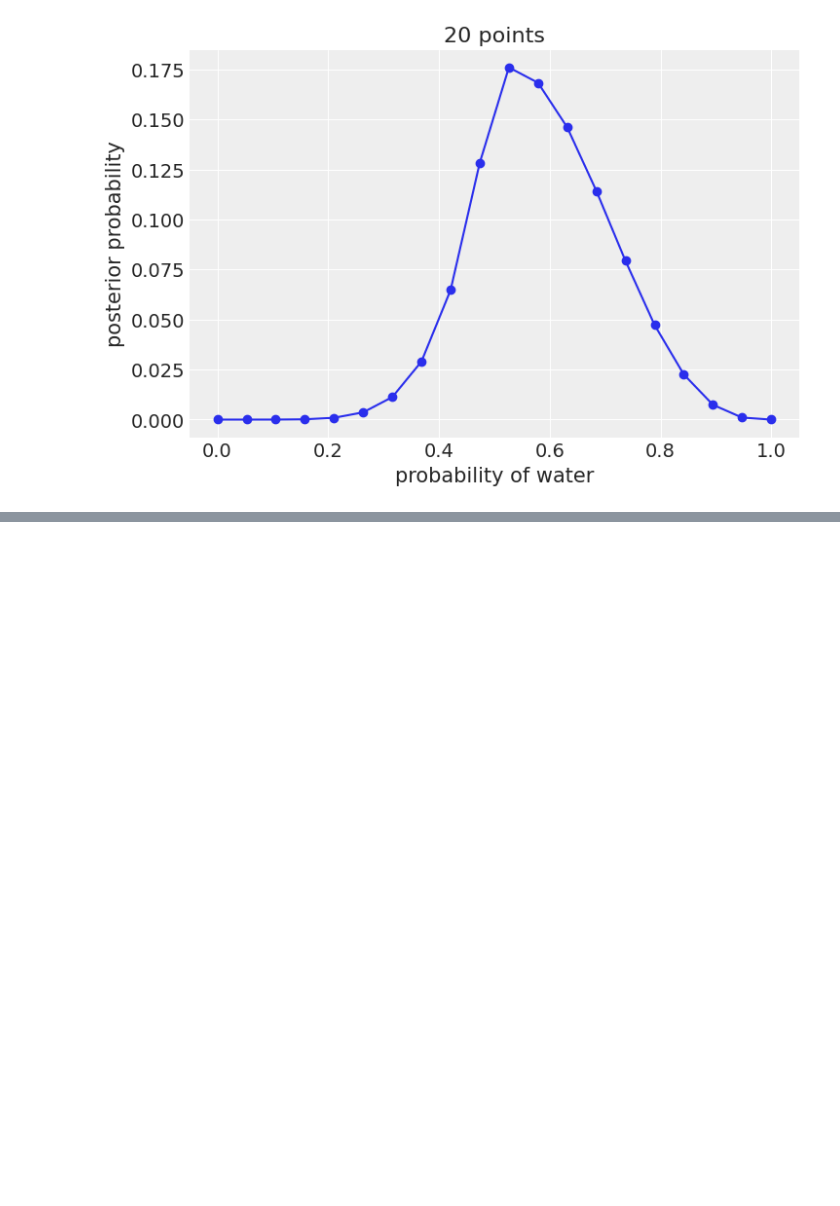
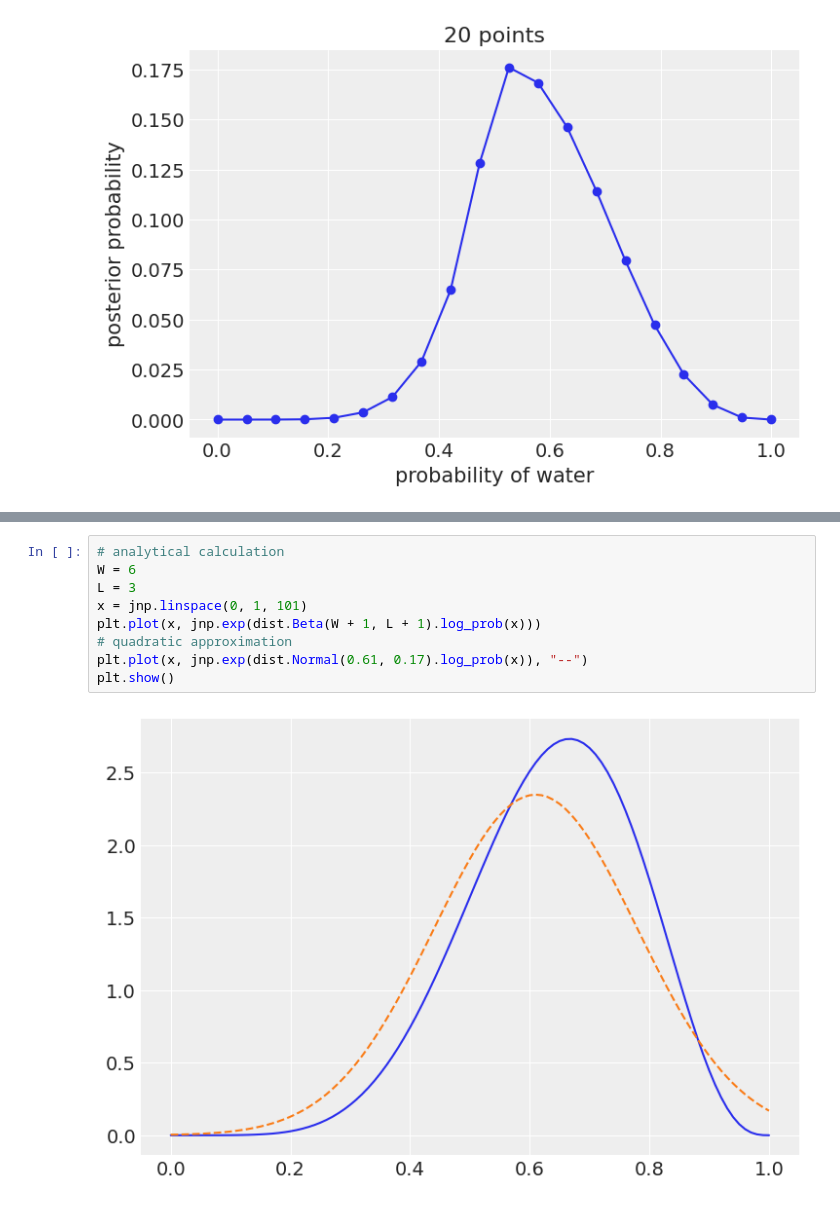
Before and after one commit to flyinacres/rethinking, a Jupyter notebook: rethinking1.ipynb, the cells around one changed output, grey strips where cells are left out. Saved outputs shown, nothing was run; the diff lists cells and outputs as text; blank space fills up the shorter version.

```diff
--- a/rethinking1.ipynb
+++ b/rethinking1.ipynb
@@ -109,0 +127,11 @@ plt.show()
+# %%
+# analytical calculation
+W = 6
+L = 3
+x = jnp.linspace(0, 1, 101)
+plt.plot(x, jnp.exp(dist.Beta(W + 1, L + 1).log_prob(x)))
+# quadratic approximation
+plt.plot(x, jnp.exp(dist.Normal(0.61, 0.17).log_prob(x)), "--")
+plt.show()
+# %% [output]
+[figure, added]
```
Also changed, not shown: parts of 1 cell of this notebook.
